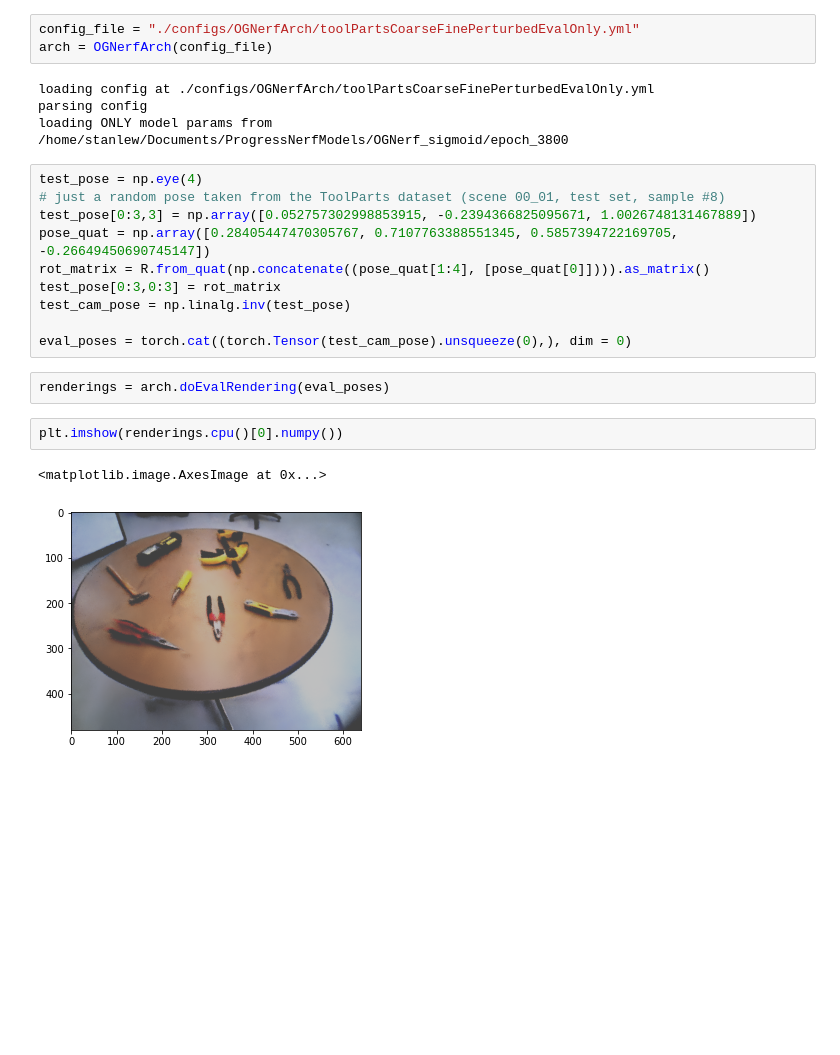
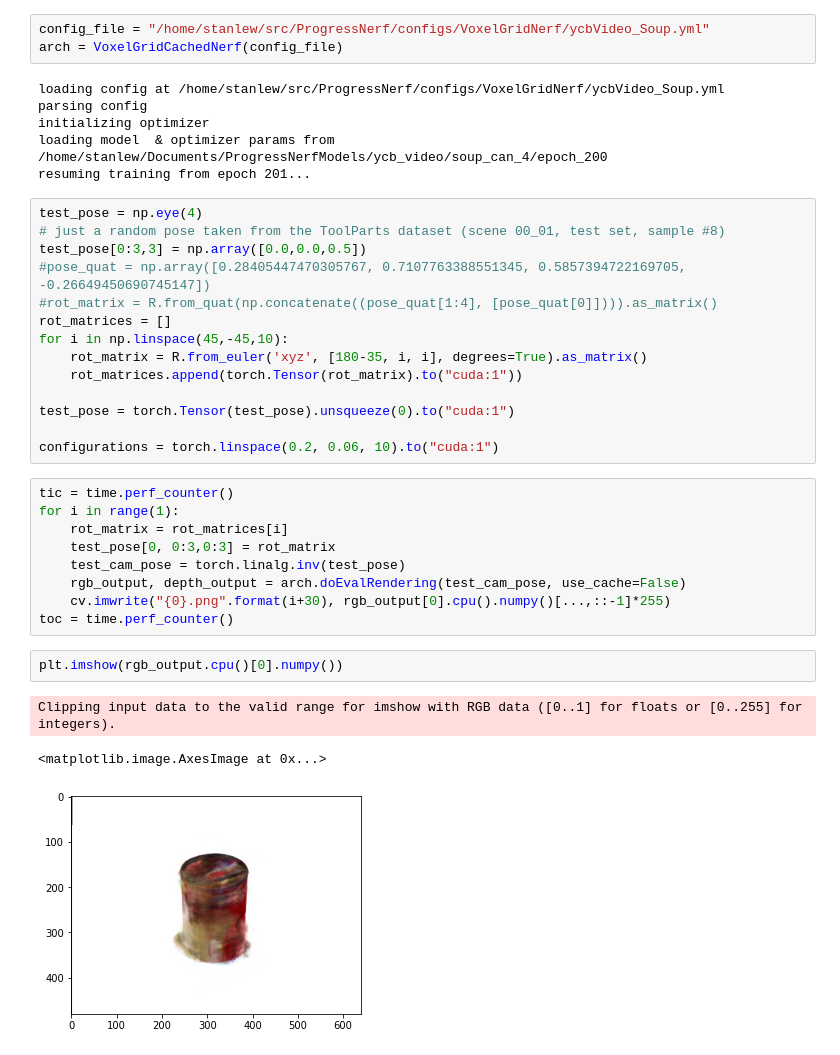
Before and after one commit to stanlew7531/ProgressNerf, a Jupyter notebook: Sandbox.ipynb, the cells around one changed output. Saved outputs shown, nothing was run; the diff lists cells and outputs as text; blank space fills up the shorter version.

Commit message:
initial NITW model commit

```diff
--- a/Sandbox.ipynb
+++ b/Sandbox.ipynb
@@ -24,24 +34,38 @@ import matplotlib.pyplot as plt
 # %%
-config_file = "./configs/OGNerfArch/toolPartsCoarseFinePerturbedEvalOnly.yml"
-arch = OGNerfArch(config_file)
+config_file = "/home/stanlew/src/ProgressNerf/configs/VoxelGridNerf/ycbVideo_Soup.yml"
+arch = VoxelGridCachedNerf(config_file)
 # %% [output]
-loading config at ./configs/OGNerfArch/toolPartsCoarseFinePerturbedEvalOnly.yml
+loading config at /home/stanlew/src/ProgressNerf/configs/VoxelGridNerf/ycbVideo_Soup.yml
 parsing config
-loading ONLY model params from /home/stanlew/Documents/ProgressNerfModels/OGNerf_sigmoid/epoch_3800
+initializing optimizer
+loading model  & optimizer params from /home/stanlew/Documents/ProgressNerfModels/ycb_video/soup_can_4/epoch_200
+resuming training from epoch 201...
 # %%
 test_pose = np.eye(4)
 # just a random pose taken from the ToolParts dataset (scene 00_01, test set, sample #8)
-test_pose[0:3,3] = np.array([0.052757302998853915, -0.2394366825095671, 1.0026748131467889])
-pose_quat = np.array([0.28405447470305767, 0.7107763388551345, 0.5857394722169705, -0.26649450690745147])
-rot_matrix = R.from_quat(np.concatenate((pose_quat[1:4], [pose_quat[0]]))).as_matrix()
-test_pose[0:3,0:3] = rot_matrix
-test_cam_pose = np.linalg.inv(test_pose)
+test_pose[0:3,3] = np.array([0.0,0.0,0.5])
+#pose_quat = np.array([0.28405447470305767, 0.7107763388551345, 0.5857394722169705, -0.26649450690745147])
+#rot_matrix = R.from_quat(np.concatenate((pose_quat[1:4], [pose_quat[0]]))).as_matrix()
+rot_matrices = []
+for i in np.linspace(45,-45,10):
+    rot_matrix = R.from_euler('xyz', [180-35, i, i], degrees=True).as_matrix()
+    rot_matrices.append(torch.Tensor(rot_matrix).to("cuda:1"))
 
-eval_poses = torch.cat((torch.Tensor(test_cam_pose).unsqueeze(0),), dim = 0)
+test_pose = torch.Tensor(test_pose).unsqueeze(0).to("cuda:1")
+
+configurations = torch.linspace(0.2, 0.06, 10).to("cuda:1")
-# %%
-renderings = arch.doEvalRendering(eval_poses)
+# %%
+tic = time.perf_counter()
+for i in range(1):
+    rot_matrix = rot_matrices[i]
+    test_pose[0, 0:3,0:3] = rot_matrix
+    test_cam_pose = torch.linalg.inv(test_pose)
+    rgb_output, depth_output = arch.doEvalRendering(test_cam_pose, use_cache=False)
+    cv.imwrite("{0}.png".format(i+30), rgb_output[0].cpu().numpy()[...,::-1]*255)
+toc = time.perf_counter()
 # %%
-plt.imshow(renderings.cpu()[0].numpy())
+plt.imshow(rgb_output.cpu()[0].numpy())
 # %% [output]
-<matplotlib.image.AxesImage at 0x...>
+Clipping input data to the valid range for imshow with RGB data ([0..1] for floats or [0..255] for integers).
+<matplotlib.image.AxesImage at 0x...>
-[figure, old version]
+[figure, new version]
```
Also changed, not shown: parts of 3 cells of this notebook, 2 other files.
